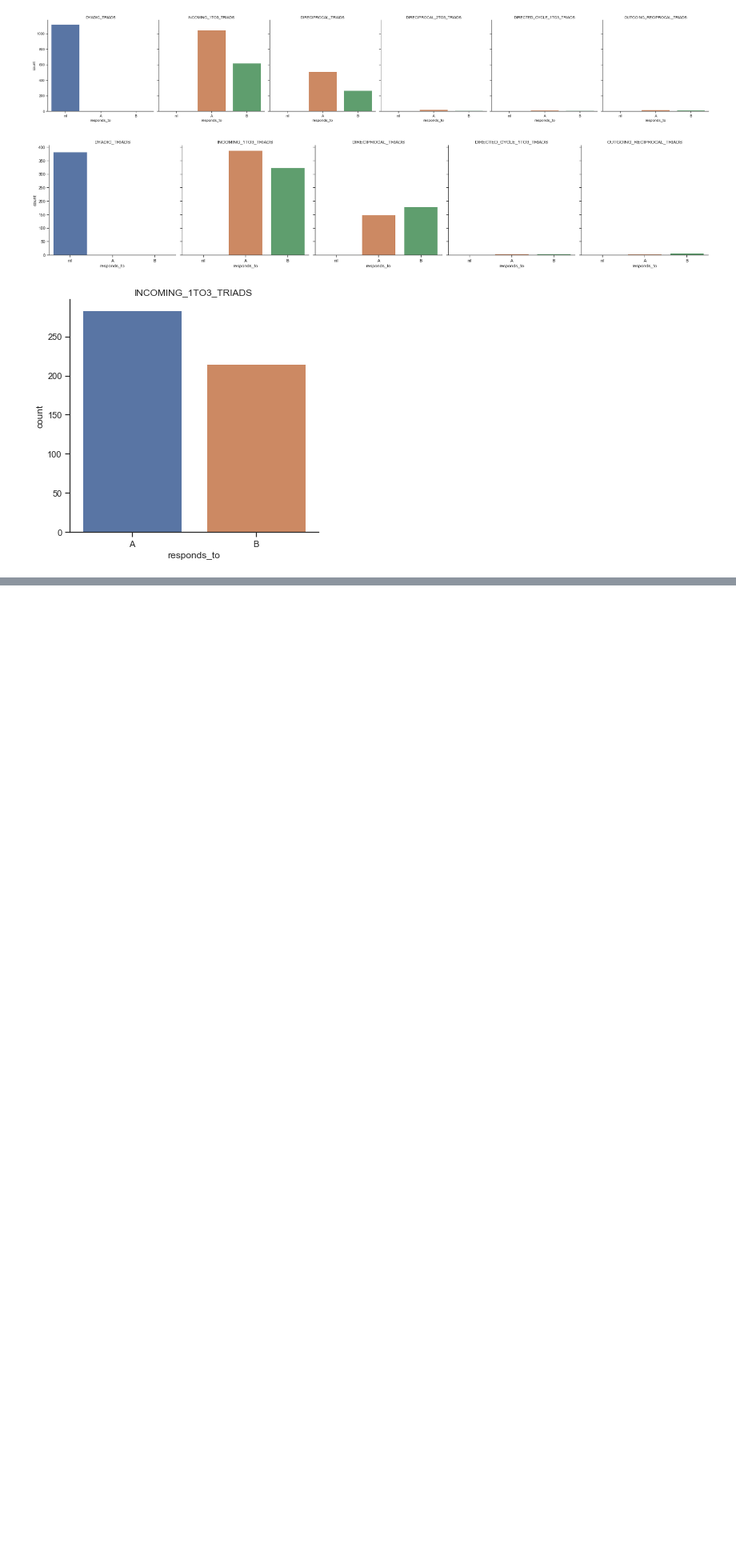
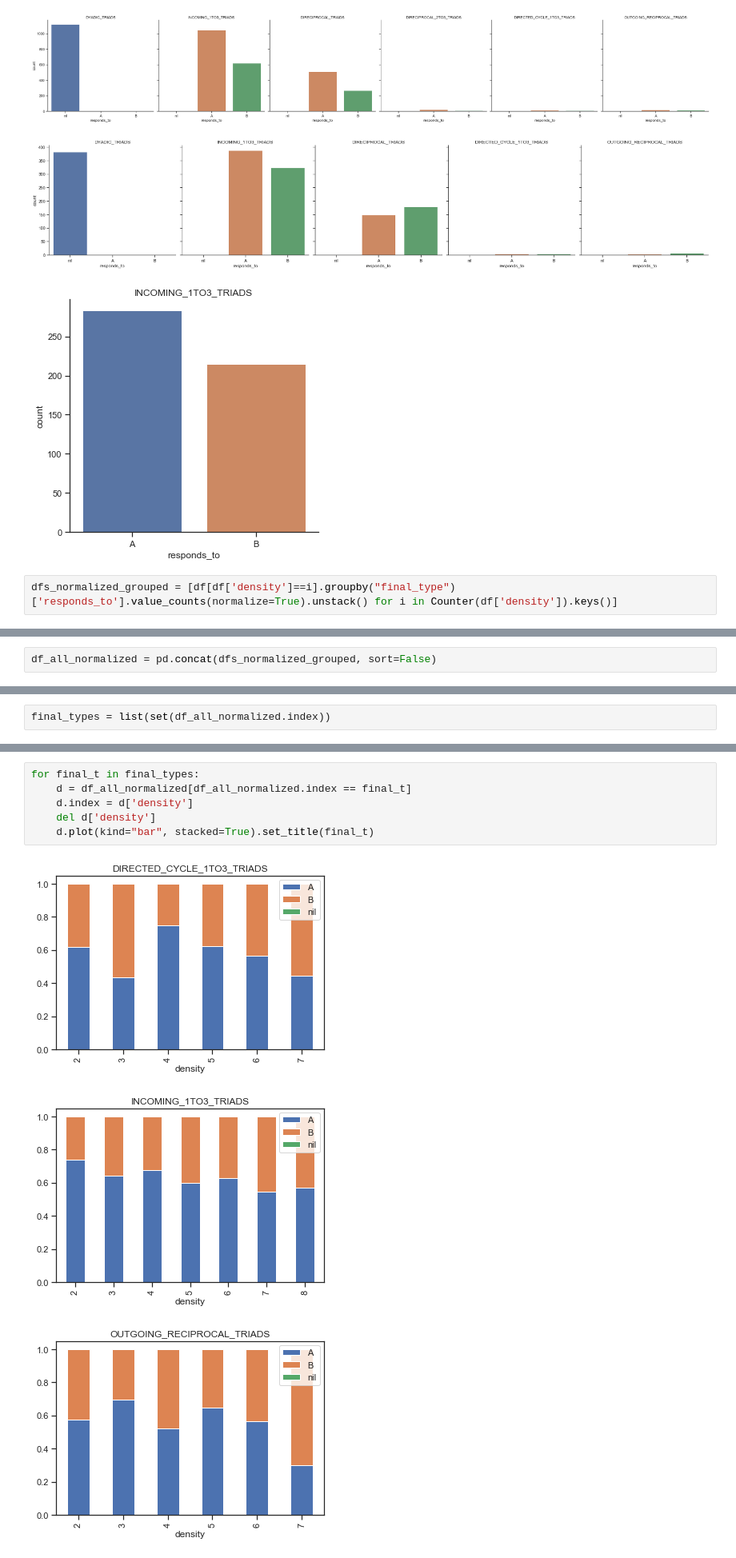
Before and after one commit to rgangela99/Cornell-Conversational-Analysis-Toolkit, a Jupyter notebook: examples/triad-motif/C_entry_analysis.ipynb, the cells around one changed output, grey strips where cells are left out. Shown at 80% size. Saved outputs shown, nothing was run; the diff lists cells and outputs as text; blank space fills up the shorter version.

```diff
--- a/examples/triad-motif/C_entry_analysis.ipynb
+++ b/examples/triad-motif/C_entry_analysis.ipynb
@@ -202,3 +211,5 @@ Ordered rows for density = 2 to density = 8
 [figure]
 [figure]
 [figure]
+# %%
+dfs_normalized_grouped = [df[df['density']==i].groupby("final_type")['responds_to'].value_counts(normalize=True).unstack() for i in Counter(df['density']).keys()]
@@ -204,0 +223,2 @@ Ordered rows for density = 2 to density = 8
+# %%
+df_all_normalized = pd.concat(dfs_normalized_grouped, sort=False)
@@ -204,0 +252,2 @@ Ordered rows for density = 2 to density = 8
+# %%
+final_types = list(set(df_all_normalized.index))
@@ -204,0 +264,10 @@ Ordered rows for density = 2 to density = 8
+# %%
+for final_t in final_types:
+    d = df_all_normalized[df_all_normalized.index == final_t]
+    d.index = d['density']
+    del d['density']
+    d.plot(kind="bar", stacked=True).set_title(final_t)
+# %% [output]
+[figure, added]
+[figure, added]
+[figure, added]
```
Also changed, not shown: parts of 7 cells of this notebook.
